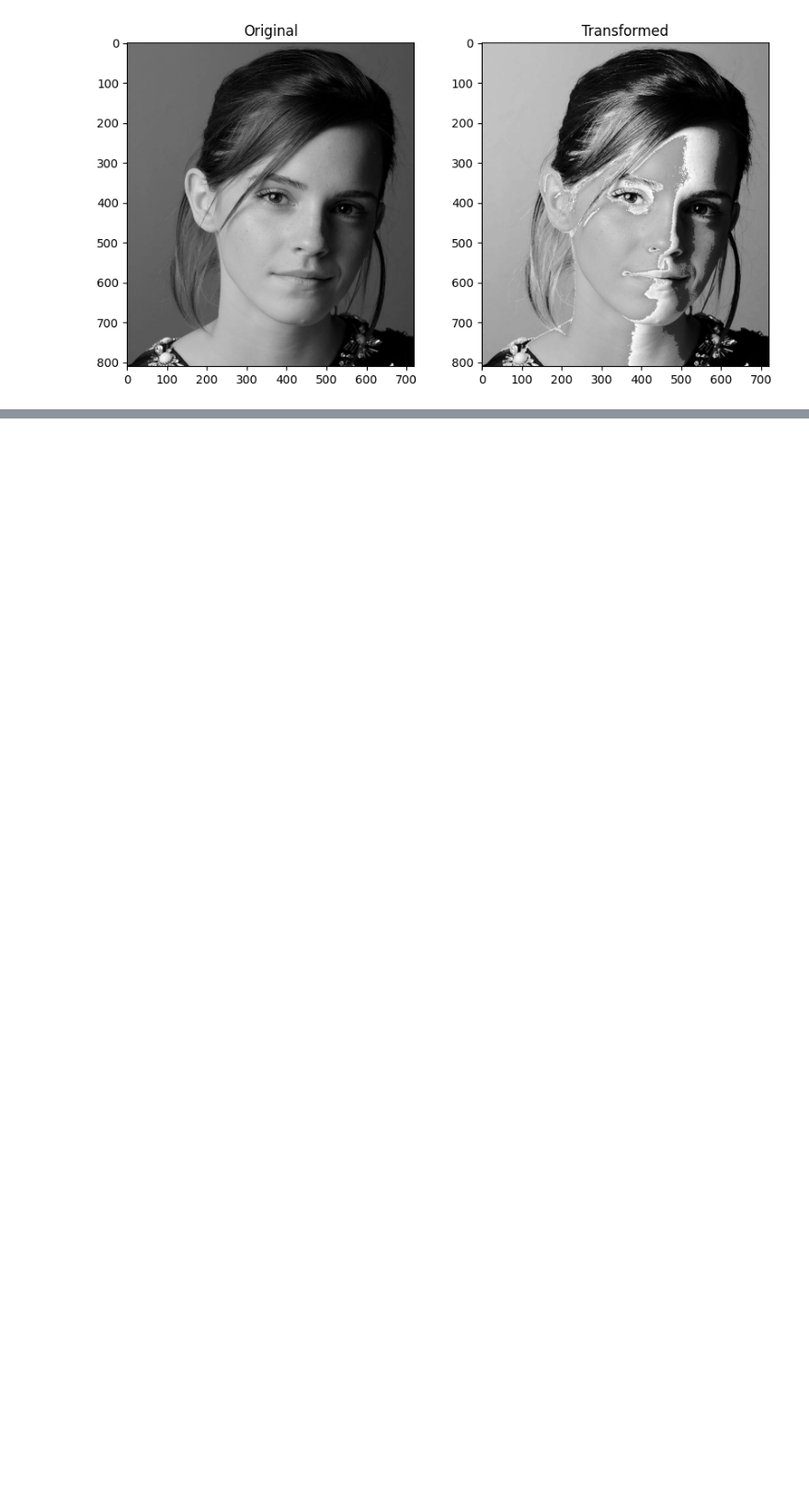
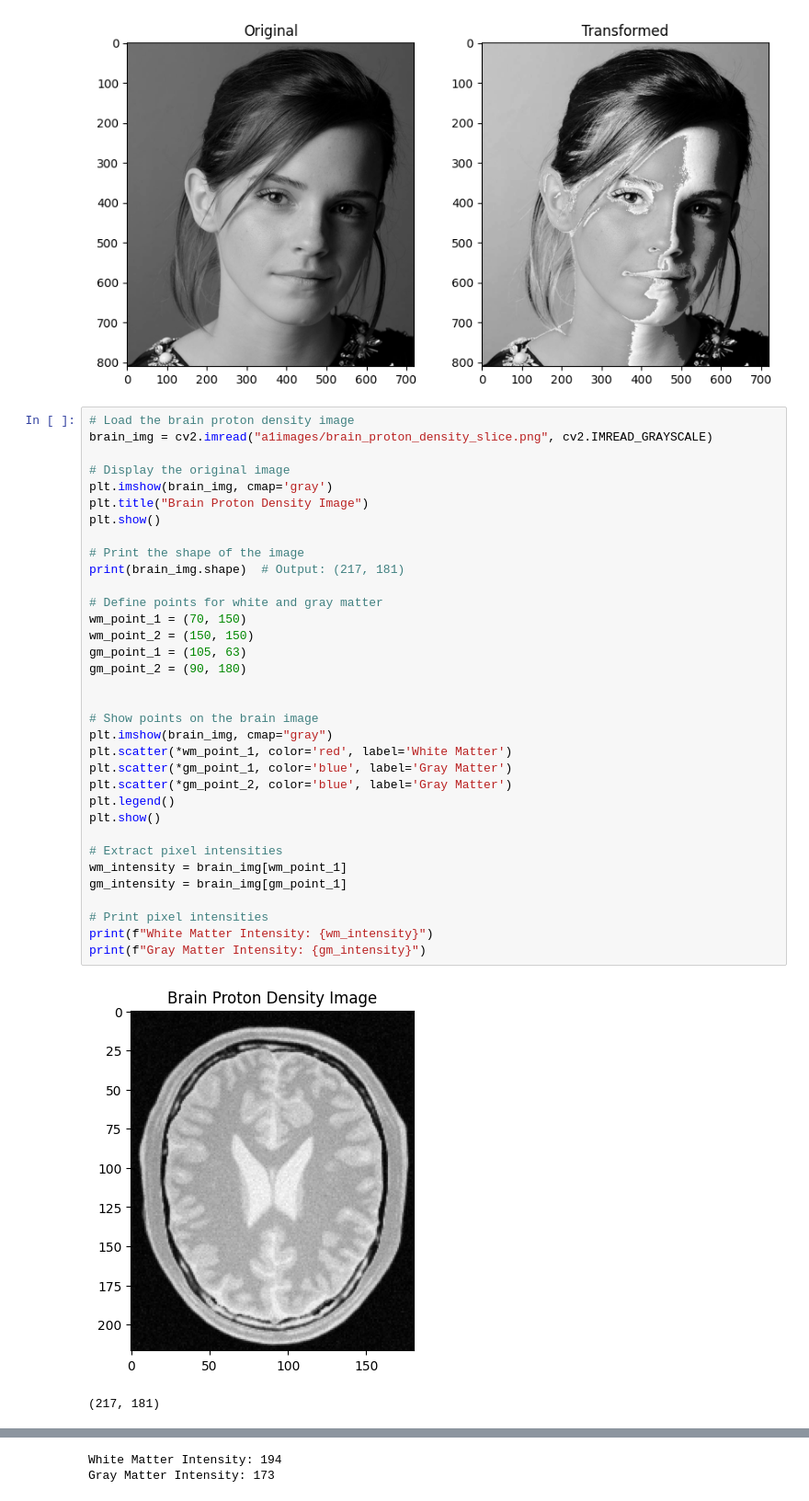
Before and after one commit to LahiruCooray/EN3160-Assignment-1, a Jupyter notebook: assignment_01.ipynb, the cells around one changed output, grey strips where cells are left out. Shown: that part at 92% size. Saved outputs shown, nothing was run; the diff lists cells and outputs as text; blank space fills up the shorter version.

Commit message:
found intensity of brain gray and white matter

```diff
--- a/assignment_01.ipynb
+++ b/assignment_01.ipynb
@@ -42,3 +42,40 @@ plt.imshow(transformed_img, cmap='gray')
 plt.show()
 # %% [output]
 [figure]
+# %%
+# Load the brain proton density image
+brain_img = cv2.imread("a1images/brain_proton_density_slice.png", cv2.IMREAD_GRAYSCALE)
+
+# Display the original image
+plt.imshow(brain_img, cmap='gray')
+plt.title("Brain Proton Density Image")
+plt.show()
+
+# Print the shape of the image
+print(brain_img.shape)  # Output: (217, 181)
+
+# Define points for white and gray matter
+wm_point_1 = (70, 150)
+wm_point_2 = (150, 150)
+gm_point_1 = (105, 63)
+gm_point_2 = (90, 180)
+
+
+# Show points on the brain image
+plt.imshow(brain_img, cmap="gray")
+plt.scatter(*wm_point_1, color='red', label='White Matter')
+plt.scatter(*gm_point_1, color='blue', label='Gray Matter')
+plt.scatter(*gm_point_2, color='blue', label='Gray Matter')
+plt.legend()
+plt.show()
+
+# Extract pixel intensities
+wm_intensity = brain_img[wm_point_1]
+gm_intensity = brain_img[gm_point_1]
+
+# Print pixel intensities
+print(f"White Matter Intensity: {wm_intensity}")
+print(f"Gray Matter Intensity: {gm_intensity}")
+# %% [output]
+[figure, added]
+(217, 181)
@@ -44,0 +83,2 @@ plt.show()
+White Matter Intensity: 194
+Gray Matter Intensity: 173
```
Also changed, not shown: parts of 1 cell of this notebook.
